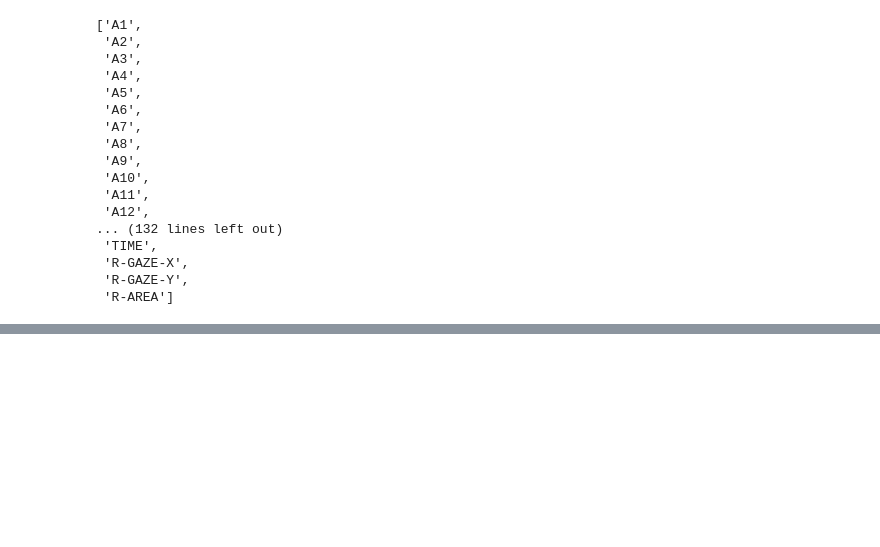
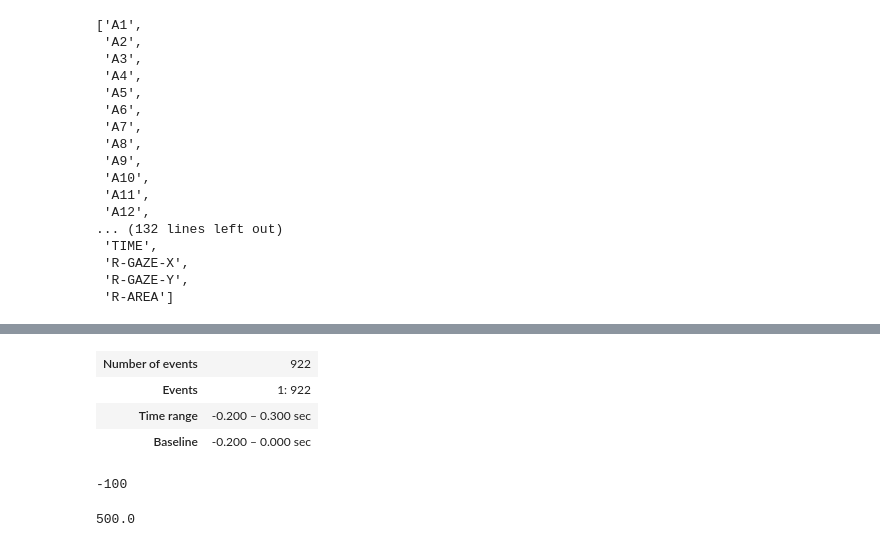
Before and after one commit to incubodac/EEGDECONV, a Jupyter notebook: SNR-ERP.ipynb, the cells around one changed output, grey strips where cells are left out. Drawn from its saved outputs; the diff is of its cells as text; code cells hidden in the pictures; blank space fills up the shorter version.

```diff
--- a/SNR-ERP.ipynb
+++ b/SNR-ERP.ipynb
@@ -205,0 +346,15 @@ def create_epochs(raw, events, event_id, tmin, tmax, baseline=None, reject=None)
+# %%
+epochs
+# %% [output]
+| Number of events | 922 |
+| Events | 1: 922 |
+| Time range | -0.200 – 0.300 sec |
+| Baseline | -0.200 – 0.000 sec |
+# %%
+int(-0.2 * sfreq)
+# %% [output]
+-100
+# %%
+epochs._raw_sfreq
+# %% [output]
+500.0
```
Also changed, not shown: parts of 5 cells of this notebook, 2 other files.
